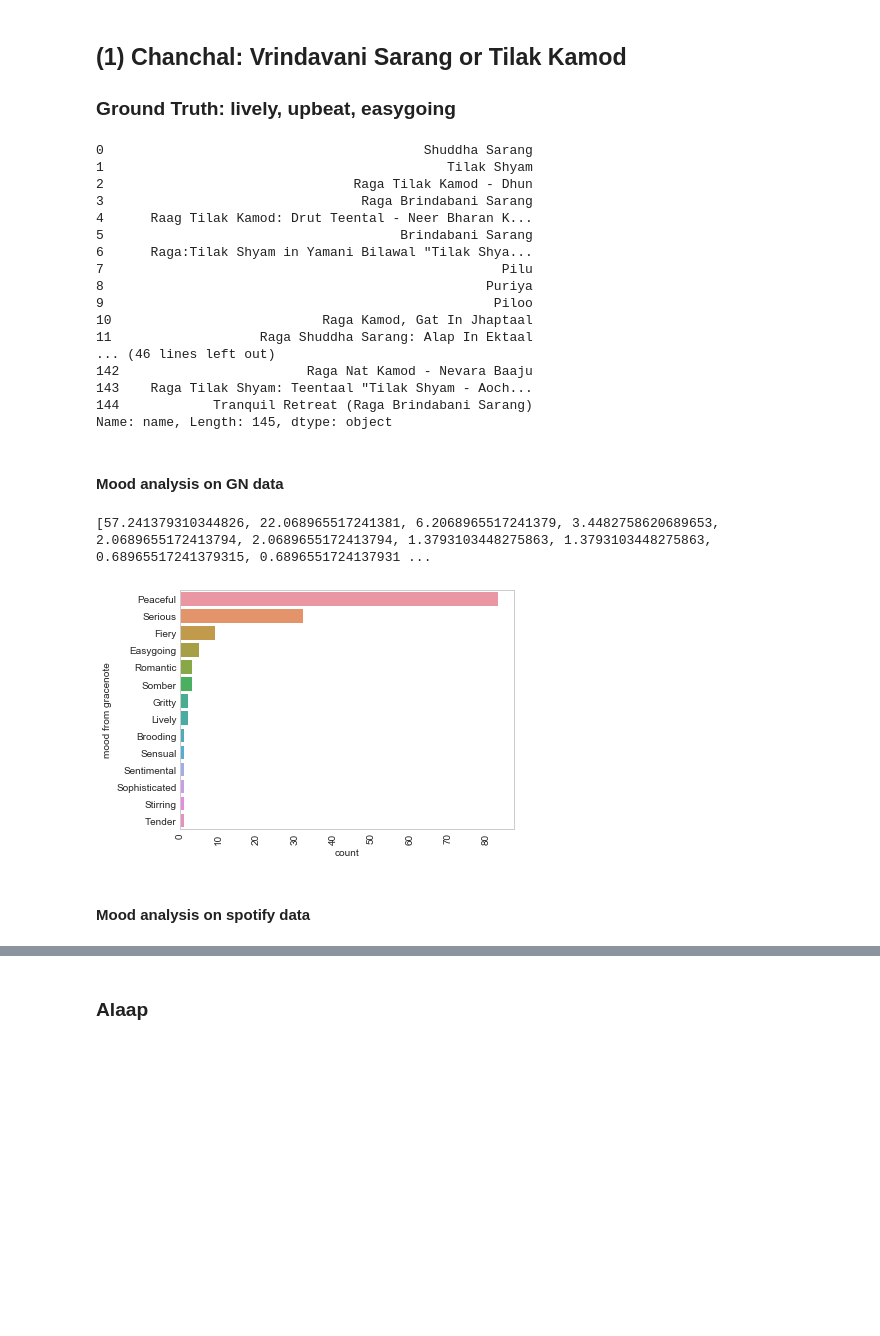
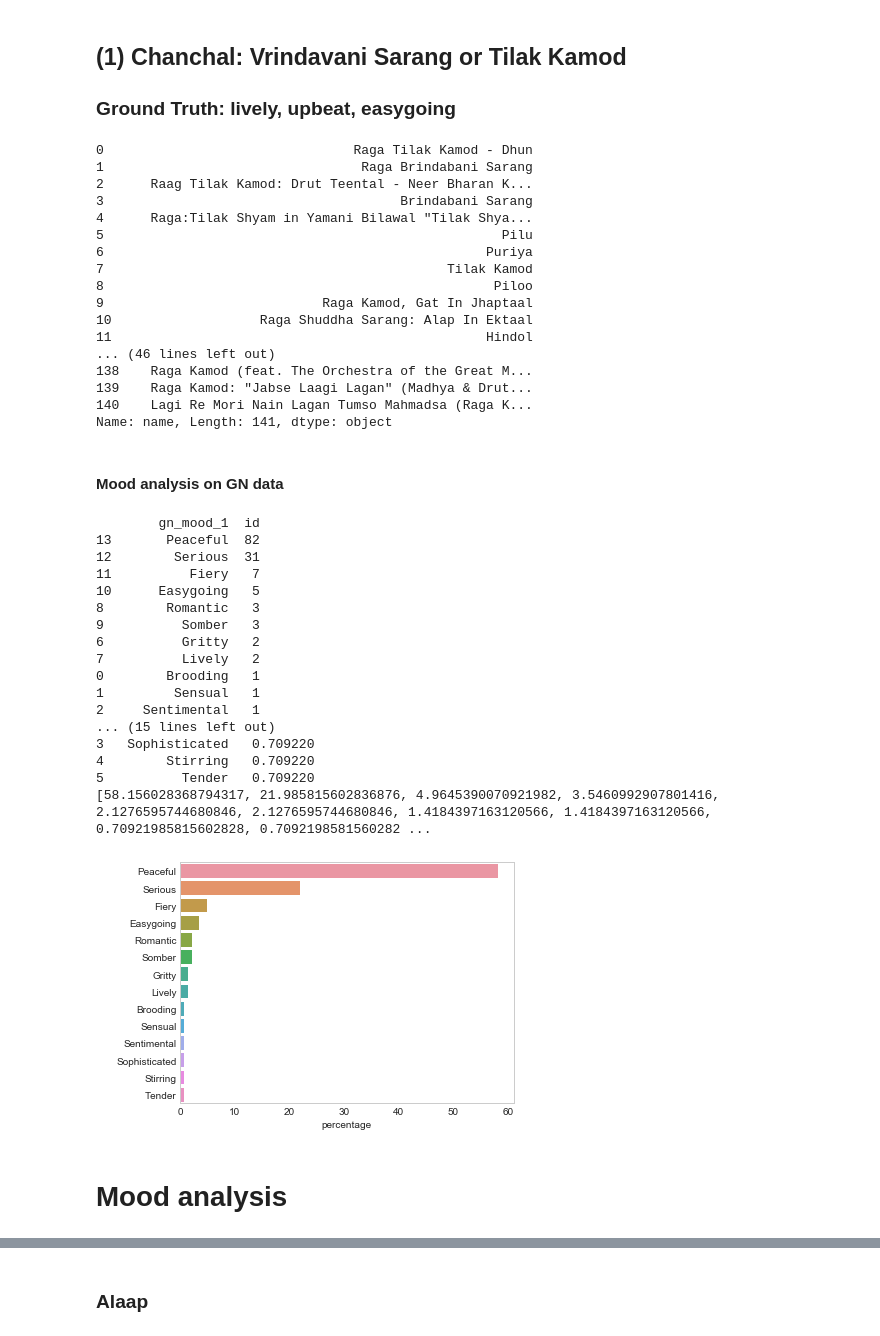
Before and after one commit to samtashukla/SaReGaMood, a Jupyter notebook: Understanding_Bias.ipynb, the cells around one changed output, grey strips where cells are left out. Cells and saved outputs as stored; diff of their text form; code cells hidden in the pictures; blank space fills up the shorter version.

```diff
--- a/Understanding_Bias.ipynb
+++ b/Understanding_Bias.ipynb
@@ -57,3 +61,9 @@ def close_db(handle1):
 '''
 # %% [output]
 "\n‘Chanchal’ -- Lively, Upbeat: Vrindawani Sarang, Tilak Kamod, Adana, Bageshree, Gara, Puriya Dhanashree, Madhuvanti\n‘Shant’ – Serene, Quiet, Peaceful: Raag Bhupali, Raag Bhim Palasi, Raag Bhairav, ...
+# %%
+con = get_db_handle()
+querystr = "select * from ragafeaturedb"
+#(name like \'%Drut%\') and
+df = query_db_translate_to_pandas(con, querystr)
+df.name
@@ -64,48 +130,68 @@ def close_db(handle1):
 ### Ground Truth: lively, upbeat, easygoing
 # %%
 con = get_db_handle()
-querystr = "select * from featuredb where (name like \'%Sarang%\' and (name like \'%Vrindavani%\' or name like \'%Brindabani%\' or name like \'%Gaud%\' or name like \'%Shuddha%\') or name like \'%Kamod%\' or name like \'%Tilak%\' or name like \'Hindol\' or name like \'" + "Mangal Bhairav" + "\' or name like \'Kalawati\' or name like \'Kalavati\' or name like \'Hansdhwani\' or name like \'Hamsdhwani\' or name like \'Puriya\' or name like \'Rageshree\'  or name like \'Rageshree\' or name like \'Pilu\' or name like \'Piloo\')"
+querystr = "select * from ragafeaturedb where (name like \'%Sarang%\' and (name like \'%Vrindavani%\' or name like \'%Brindabani%\' or name like \'%Gaud%\' or name like \'%Shuddha%\') or name like \'%Kamod%\' or name like \'%Tilak%\' or name like \'Hindol\' or name like \'" + "Mangal Bhairav" + "\' or name like \'Kalawati\' or name like \'Kalavati\' or name like \'Hansdhwani\' or name like \'Hamsdhwani\' or name like \'Puriya\' or name like \'Rageshree\'  or name like \'Rageshree\' or name like \'Pilu\' or name like \'Piloo\')"
 #(name like \'%Drut%\') and
 df_chanchal = query_db_translate_to_pandas(con, querystr)
 df_chanchal.name
 # %% [output]
-0                                         Shuddha Sarang
-1                                            Tilak Shyam
-2                                Raga Tilak Kamod - Dhun
-3                                 Raga Brindabani Sarang
-4      Raag Tilak Kamod: Drut Teental - Neer Bharan K...
-5                                      Brindabani Sarang
-6      Raga:Tilak Shyam in Yamani Bilawal "Tilak Shya...
-7                                                   Pilu
-8                                                 Puriya
-9                                                  Piloo
-10                           Raga Kamod, Gat In Jhaptaal
-11                   Raga Shuddha Sarang: Alap In Ektaal
+0                                Raga Tilak Kamod - Dhun
+1                                 Raga Brindabani Sarang
+2      Raag Tilak Kamod: Drut Teental - Neer Bharan K...
+3                                      Brindabani Sarang
+4      Raga:Tilak Shyam in Yamani Bilawal "Tilak Shya...
+5                                                   Pilu
+6                                                 Puriya
+7                                            Tilak Kamod
+8                                                  Piloo
+9                            Raga Kamod, Gat In Jhaptaal
+10                   Raga Shuddha Sarang: Alap In Ektaal
+11                                                Hindol
 ... (46 lines left out)
-142                        Raga Nat Kamod - Nevara Baaju
-143    Raga Tilak Shyam: Teentaal "Tilak Shyam - Aoch...
-144            Tranquil Retreat (Raga Brindabani Sarang)
-Name: name, Length: 145, dtype: object
+138    Raga Kamod (feat. The Orchestra of the Great M...
+139    Raga Kamod: "Jabse Laagi Lagan" (Madhya & Drut...
+140    Lagi Re Mori Nain Lagan Tumso Mahmadsa (Raga K...
+Name: name, Length: 141, dtype: object
 # %% [markdown]
 #### Mood analysis on GN data
 # %%
 df_chanchal_gn = df_chanchal[['id', 'gn_mood_1']].groupby(['gn_mood_1']).aggregate('count').sort_values('id').reset_index()
 # print(df_vrindavanisarang_stats.columns)
 df_chanchal_gn = df_chanchal_gn.sort_values('id', ascending= False)
+print(df_chanchal_gn)
+df_chanchal_gn['id'] = df_chanchal_gn['id']/(df_chanchal_gn['id'].sum())*100
+print(df_chanchal_gn)
 ax = sns.barplot(x = 'id', y = 'gn_mood_1', data = df_chanchal_gn)
-plt.xticks(rotation=90);
-plt.xlabel('count')
+# plt.xticks(rotation=90);
 percentage = []
 for x in df_chanchal_gn['id'].as_matrix():
     percentage.append(x*100/(np.sum(df_chanchal_gn['id'].as_matrix())))
 print(percentage)
+plt.xlabel('percentage')
+plt.ylabel(" ")
 # axis_label = ['0', '10', '20', '30', '40', '50', '60', '70']
 # plt.xticks(np.arange(0,70, 10), axis_label )
-plt.ylabel('mood from gracenote')
+# plt.ylabel('mood from gracenote')
 plt.tight_layout()
 plt.savefig('/Users/feelharmonic/Dropbox/Insight2018/SaReGaMood/IndianClassicalMusic/Week3/chanchal_gat_gn.jpg', dpi = 300)
 # %% [output]
-[57.241379310344826, 22.068965517241381, 6.2068965517241379, 3.4482758620689653, 2.0689655172413794, 2.0689655172413794, 1.3793103448275863, 1.3793103448275863, 0.68965517241379315, 0.6896551724137931 ...
+        gn_mood_1  id
+13       Peaceful  82
+12        Serious  31
+11          Fiery   7
+10      Easygoing   5
+8        Romantic   3
+9          Somber   3
+6          Gritty   2
+7          Lively   2
+0        Brooding   1
+1         Sensual   1
+2     Sentimental   1
+... (15 lines left out)
+3   Sophisticated   0.709220
+4        Stirring   0.709220
+5          Tender   0.709220
+[58.156028368794317, 21.985815602836876, 4.9645390070921982, 3.5460992907801416, 2.1276595744680846, 2.1276595744680846, 1.4184397163120566, 1.4184397163120566, 0.70921985815602828, 0.7092198581560282 ...
-[figure, old version]
+[figure, new version]
 # %% [markdown]
-#### Mood analysis on spotify data
+# Mood analysis
```
Also changed, not shown: parts of 19 cells of this notebook, 6 other files.
